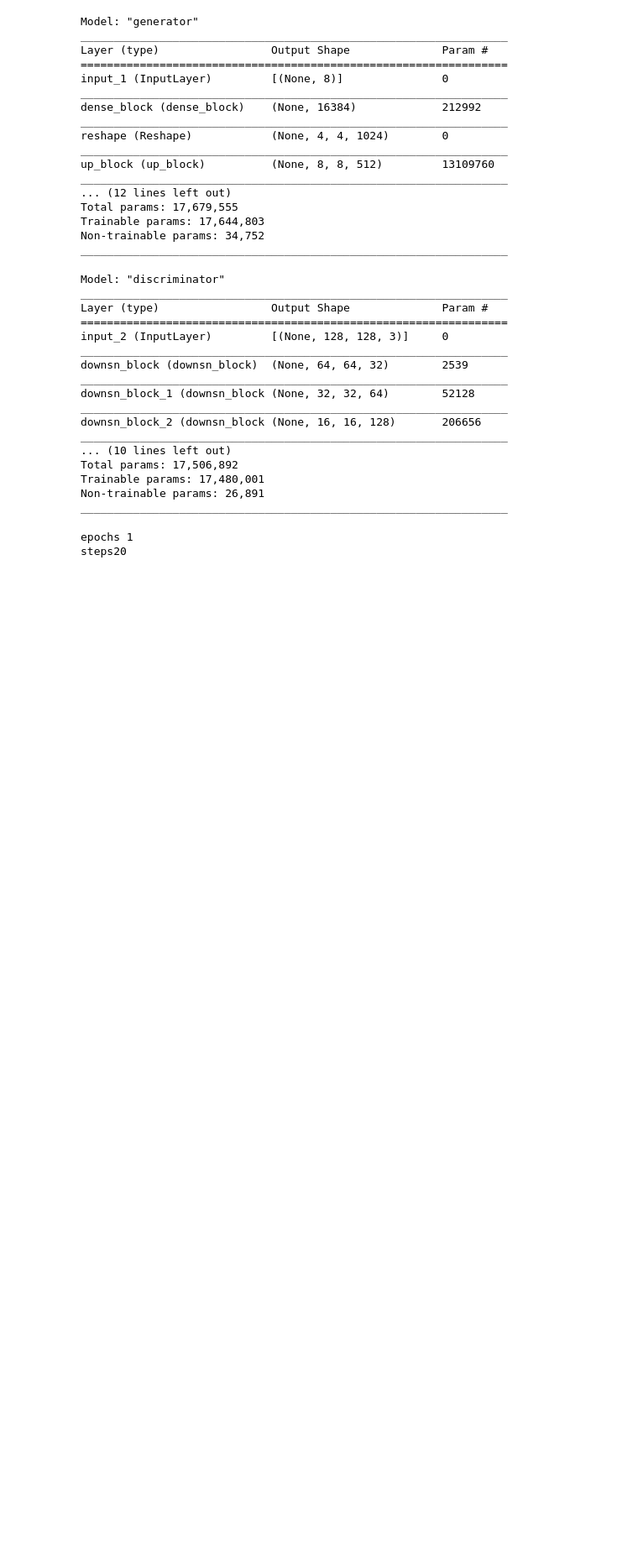
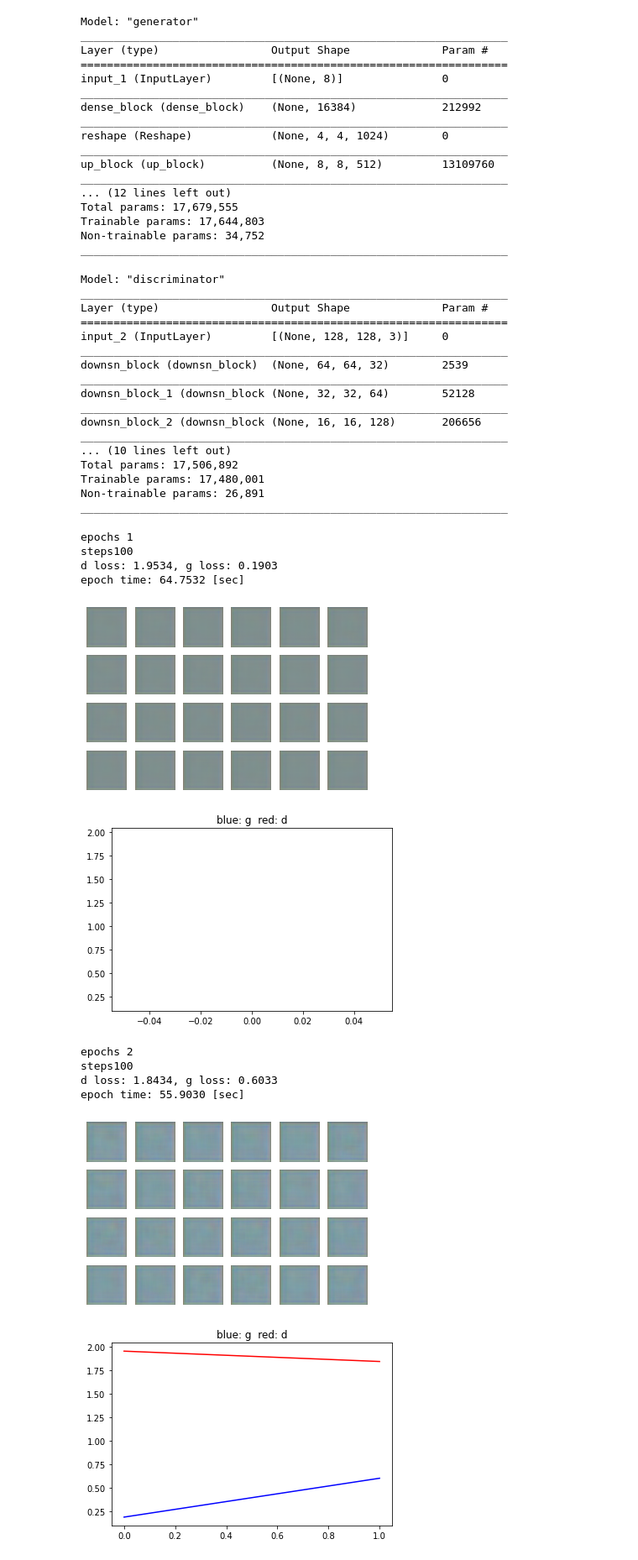
Before and after one commit to T-Yamaguch/SNGAN, a Jupyter notebook: SNGAN.ipynb, the cells around one changed output. Shown: that part at 84% size. Drawn from its saved outputs; the diff is of its cells as text; code cells hidden in the pictures; blank space fills up the shorter version.

```diff
--- a/SNGAN.ipynb
+++ b/SNGAN.ipynb
@@ -598,33 +598,43 @@ class GAN():
         # if steps % self.n_critics == 0:
         #   self.g_train(imgs)
 
       self.update_loss_history()
 
       epoch_time = time.time() - start_time
       print ("epoch time: {:.4f} [sec]".format(epoch_time))
 
       if epoch % self.image_epochs == 0:
         self.visualise_batch(sample_noise, epoch)
         self.loss_vis()
 
       if epoch % self.checkpoint_epochs == 0:
         print ('\nSaving checkpoint at epoch{}\n\n'.format(epoch))
         self.manager.save()
 
 if __name__ == '__main__':
   a = GAN(img_size = 128,
           code_num = 8,
           batch_size = 128,
           train_epochs = 10000,
           train_steps = 100,
-          checkpoint_epochs = 20,
+          checkpoint_epochs = 50,
           image_epochs = 1,
           start_epoch = 1,
-          optimizer = Adam(learning_rate = 1e-6),
+          optimizer = Adam(learning_rate = 1e-7),
           n_critics = 1,
           gp_lamda = 10
           )
   a()
 # %% [output]
 epochs 1
-steps20
+steps100
+d loss: 1.9534, g loss: 0.1903
+epoch time: 64.7532 [sec]
+[figure, added]
+[figure, added]
+epochs 2
+steps100
+d loss: 1.8434, g loss: 0.6033
+epoch time: 55.9030 [sec]
+[figure, added]
+[figure, added]
```
Also changed, not shown: parts of 3 cells of this notebook.
